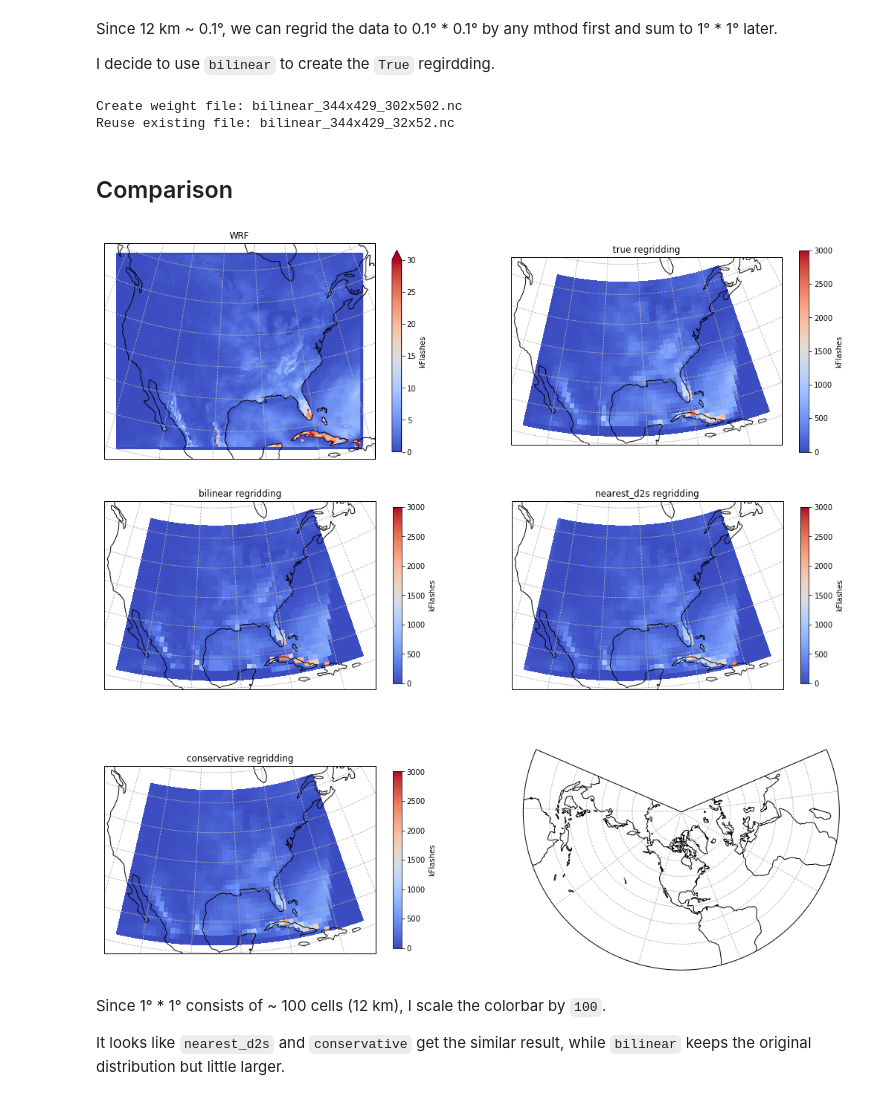
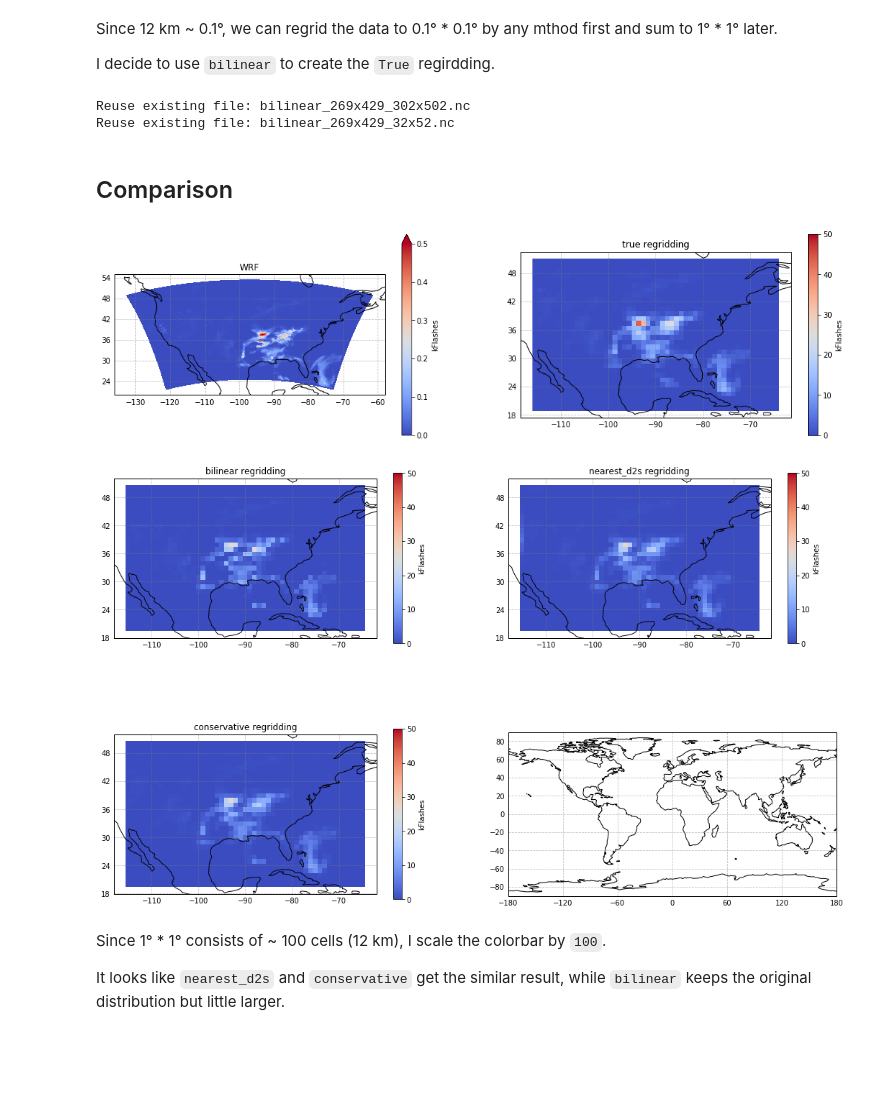
Before and after one commit to zxdawn/GEOSChem-python-tutorial, a Jupyter notebook: Chapter04_regridding_WRFChem.ipynb, the cells around one changed output. Cells and saved outputs as stored; diff of their text form; code cells hidden in the pictures; blank space fills up the shorter version.

Commit message:
Change example file and fix bug of 'nested_grid'

```diff
--- a/Chapter04_regridding_WRFChem.ipynb
+++ b/Chapter04_regridding_WRFChem.ipynb
@@ -22,7 +22,7 @@ We need to rename the coordinate names to `lon` and `lat` because xESMF has no w
 
 Source of wrfout
 # %%
-filename = 'wrfout_d01_2014-08-31_22:30:00_extract'
+filename = 'Files/wrfout_lnox_extracted.nc'
 ds = xr.open_dataset(filename).isel(Time=0)
 ds.rename({'XLONG':'lon','XLAT':'lat'}, inplace=True)
 # %% [output]
@@ -39,8 +46,8 @@ Data variables:
 # %% [markdown]
 Create the nested grid we want
 # %%
-nested_grid = xe.util.grid_2d(Lon_min-resolution, Lon_max+resolution, resolution,  # longitude boundary range and resolution
-                        Lat_min-resolution, Lat_max+resolution, resolution)  # latitude boundary range and resolution
+nested_grid = xe.util.grid_2d(Lon_min-resolution/2, Lon_max+resolution/2, resolution,  # longitude boundary range and resolution
+                        Lat_min-resolution/2, Lat_max+resolution/2, resolution)  # latitude boundary range and resolution
 nested_grid
 # %% [output]
 <xarray.Dataset>
@@ -227,8 +237,8 @@ TL_flashcount = stats.binned_statistic_2d(nested_grid['lat'].values.ravel(), nes
 
 sum_result['TL_FLASHCOUNT'] = (('y', 'x'), TL_flashcount)
 # %% [output]
-Create weight file: bilinear_344x429_302x502.nc
-Reuse existing file: bilinear_344x429_32x52.nc
+Reuse existing file: bilinear_269x429_302x502.nc
+Reuse existing file: bilinear_269x429_32x52.nc
 # %% [markdown]
 ## Comparison
 # %%
@@ -238,50 +248,51 @@ TL_conservative = conservative_result['TL_FLASHCOUNT']/1E3
 TL_nearest_d2s = nearest_d2s_result['TL_FLASHCOUNT']/1E3
 
 # Create Lambert Projection
-proj = ccrs.LambertConformal(central_latitude=39,central_longitude=-95,
-                            standard_parallels = (39, 39))
+proj = ccrs.PlateCarree()
 
 fig, axes = plt.subplots(1,2,figsize=[18,10], subplot_kw={'projection': proj})
 # Plot WRF data
 TL = (ds['CG_FLASHCOUNT']+ds['IC_FLASHCOUNT'])/1E3 # kFlashes
-TL.plot(ax=axes.flatten()[0], cmap='coolwarm', transform=ccrs.PlateCarree(), x='lon', y='lat', vmin=0, vmax=30,
-                        cbar_kwargs={'shrink': 0.5, 'label': 'kFlashes'})
+TL.plot(ax=axes.flatten()[0], cmap='coolwarm', transform=ccrs.PlateCarree(), x='lon', y='lat', vmin=0, vmax=0.5,
+                        cbar_kwargs={'shrink': 0.5, 'label': 'kFlashes'},infer_intervals=True)
 
 # Plot True data
-TL_true.plot(ax=axes.flatten()[1], cmap='coolwarm', transform=ccrs.PlateCarree(), x='lon', y='lat', vmin=0, vmax=3000,
-                        cbar_kwargs={'shrink': 0.5, 'label': 'kFlashes'})
+TL_true.plot(ax=axes.flatten()[1], cmap='coolwarm', transform=ccrs.PlateCarree(), x='lon', y='lat', vmin=0, vmax=50,
+                        cbar_kwargs={'shrink': 0.5, 'label': 'kFlashes'},infer_intervals=True)
 
 for ax in axes.flatten():
     ax.coastlines()
-    ax.gridlines(linestyle='--')
+    gl = ax.gridlines(draw_labels=True, color='gray', alpha=0.5, linestyle='--')
+    gl.xlabels_top=False; gl.ylabels_right=False
 
 axes.flatten()[0].set_title('WRF')
 axes.flatten()[1].set_title('true regridding')
 
 
 fig, axes = plt.subplots(2, 2, figsize=[18,12], subplot_kw={'projection': proj})
 # Plot Bilinear data
-TL_bilinear.plot(ax=axes.flatten()[0], cmap='coolwarm', transform=ccrs.PlateCarree(), x='lon', y='lat', vmin=0, vmax=3000,
-                                   cbar_kwargs={'shrink': 0.8, 'label': 'kFlashes'})
+TL_bilinear.plot(ax=axes.flatten()[0], cmap='coolwarm', transform=ccrs.PlateCarree(), x='lon', y='lat', vmin=0, vmax=50,
+                                   cbar_kwargs={'shrink': 0.8, 'label': 'kFlashes'},infer_intervals=True)
 
 # Plot nearest_d2s data
-TL_nearest_d2s.plot(ax=axes.flatten()[1], cmap='coolwarm', transform=ccrs.PlateCarree(), x='lon', y='lat', vmin=0, vmax=3000,
-                                   cbar_kwargs={'shrink': 0.8, 'label': 'kFlashes'})
+TL_nearest_d2s.plot(ax=axes.flatten()[1], cmap='coolwarm', transform=ccrs.PlateCarree(), x='lon', y='lat', vmin=0, vmax=50,
+                                   cbar_kwargs={'shrink': 0.8, 'label': 'kFlashes'},infer_intervals=True)
 
 # Plot Conservative data
-TL_conservative.plot(ax=axes.flatten()[2], cmap='coolwarm', transform=ccrs.PlateCarree(), x='lon', y='lat', vmin=0, vmax=3000,
-                                      cbar_kwargs={'shrink': 0.8, 'label': 'kFlashes'})
+TL_conservative.plot(ax=axes.flatten()[2], cmap='coolwarm', transform=ccrs.PlateCarree(), x='lon', y='lat', vmin=0, vmax=50,
+                                      cbar_kwargs={'shrink': 0.8, 'label': 'kFlashes'},infer_intervals=True)
 
 axes.flatten()[0].set_title('bilinear regridding')
 axes.flatten()[1].set_title('nearest_d2s regridding')
 axes.flatten()[2].set_title('conservative regridding')
 
 for ax in axes.flatten():
     ax.coastlines()
-    ax.gridlines(linestyle='--')
+    gl = ax.gridlines(draw_labels=True, color='gray', alpha=0.5, linestyle='--')
+    gl.xlabels_top=False; gl.ylabels_right=False
 # %% [output]
-[figure, old version]
+[figure, new version]
-[figure, old version]
+[figure, new version]
 # %% [markdown]
 Since 1&deg; * 1&deg; consists of ~ 100 cells (12 km), I scale the colorbar by `100`.
 
```
Also changed, not shown: parts of 6 cells of this notebook.
